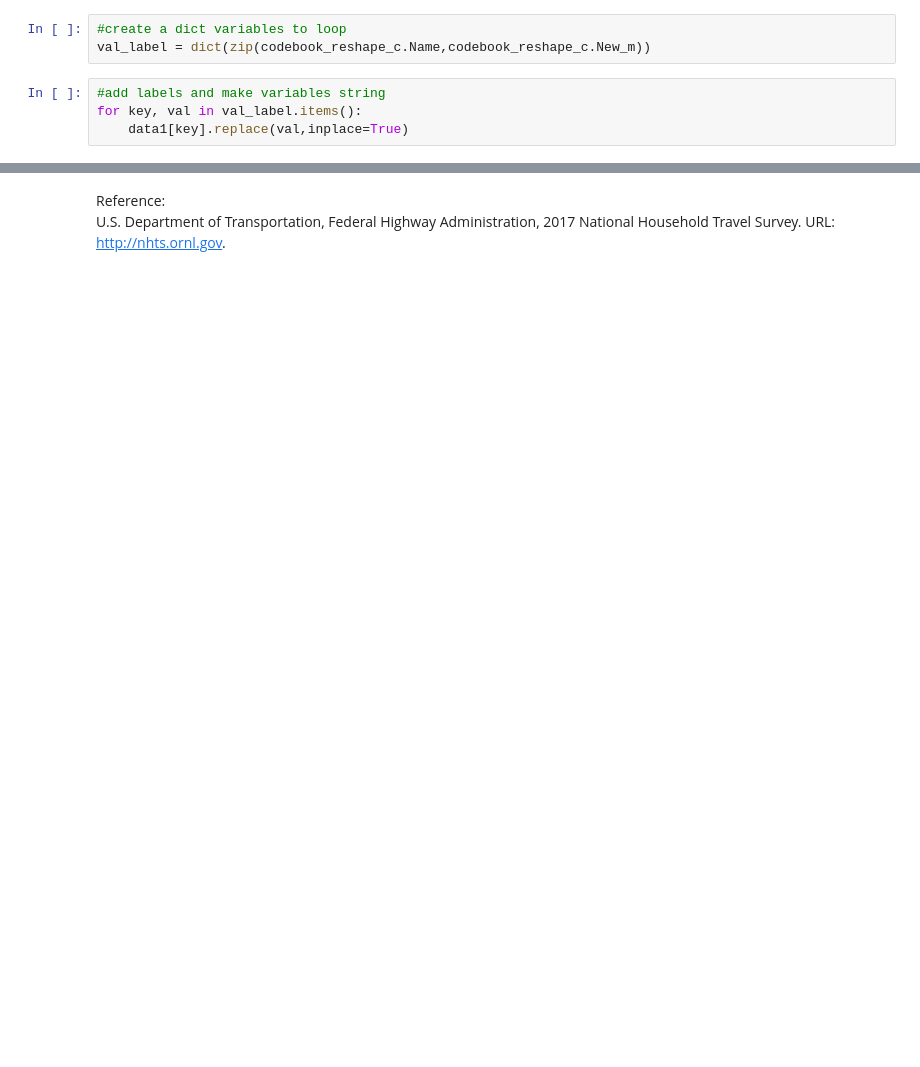
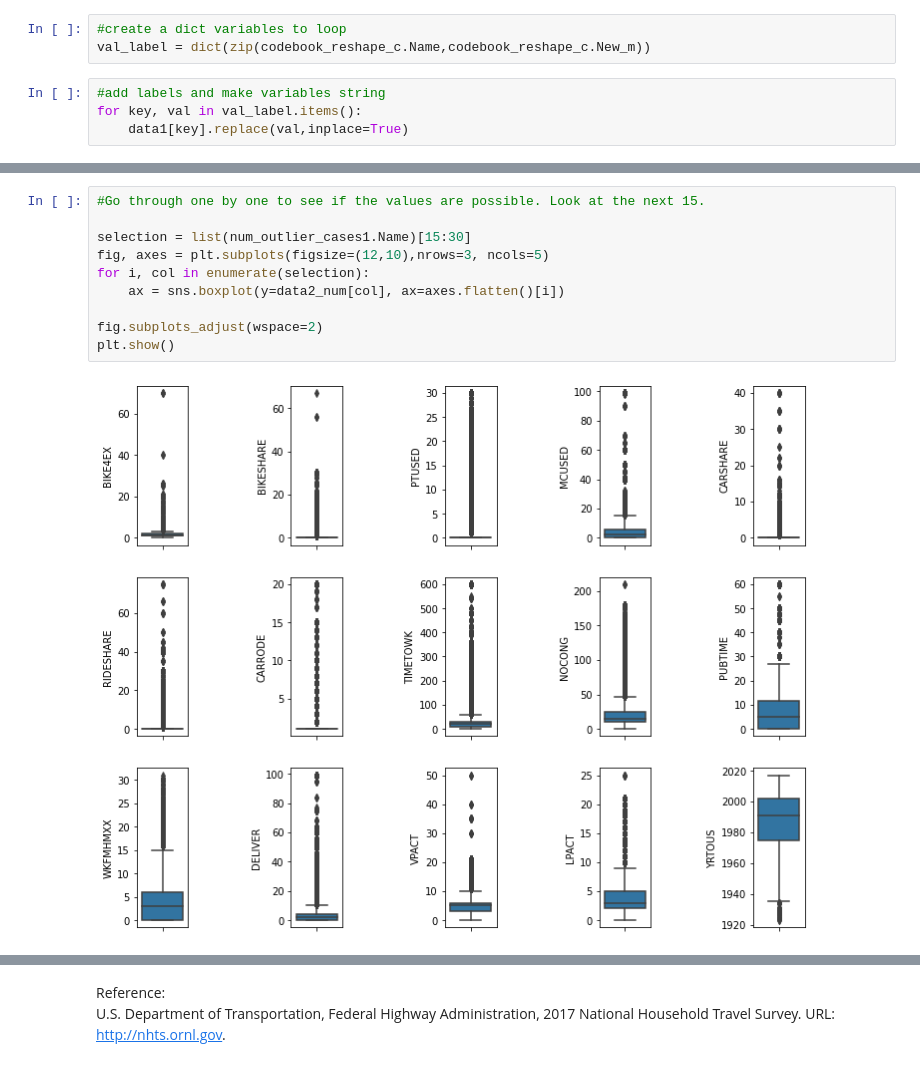
Before and after one commit to Kanchanah/Capstone-Two, a Jupyter notebook: Code/Code.ipynb, the cells around one changed output, grey strips where cells are left out. Drawn from its saved outputs; the diff is of its cells as text; blank space fills up the shorter version.

```diff
--- a/Code/Code.ipynb
+++ b/Code/Code.ipynb
@@ -339,0 +877,12 @@ It is based on a day's trip. Would it be useful to use this dataset to predict E
+# %%
+#Go through one by one to see if the values are possible. Look at the next 15.
+
+selection = list(num_outlier_cases1.Name)[15:30]
+fig, axes = plt.subplots(figsize=(12,10),nrows=3, ncols=5)
+for i, col in enumerate(selection):
+    ax = sns.boxplot(y=data2_num[col], ax=axes.flatten()[i])
+
+fig.subplots_adjust(wspace=2)
+plt.show()
+# %% [output]
+[figure, added]
```
Also changed, not shown: parts of 130 cells of this notebook, 2 other files.
